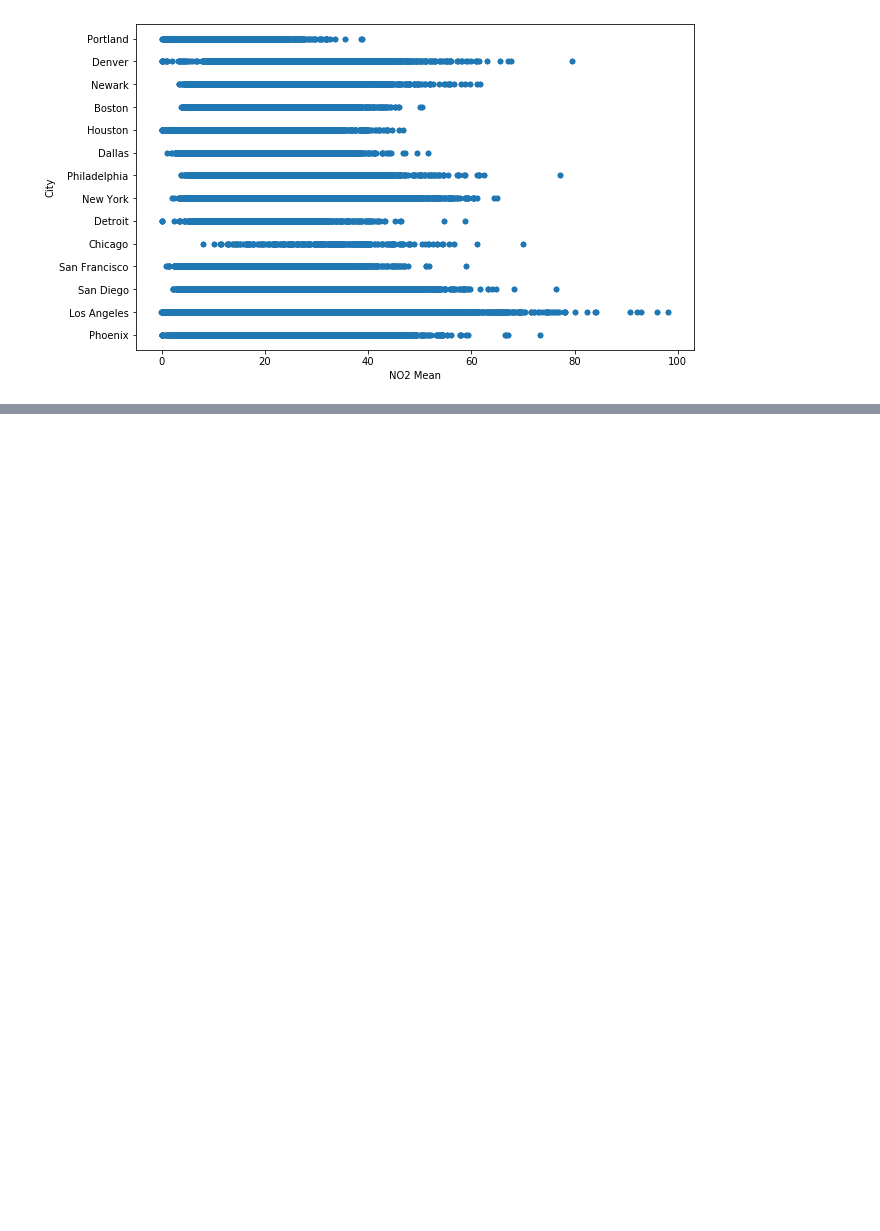
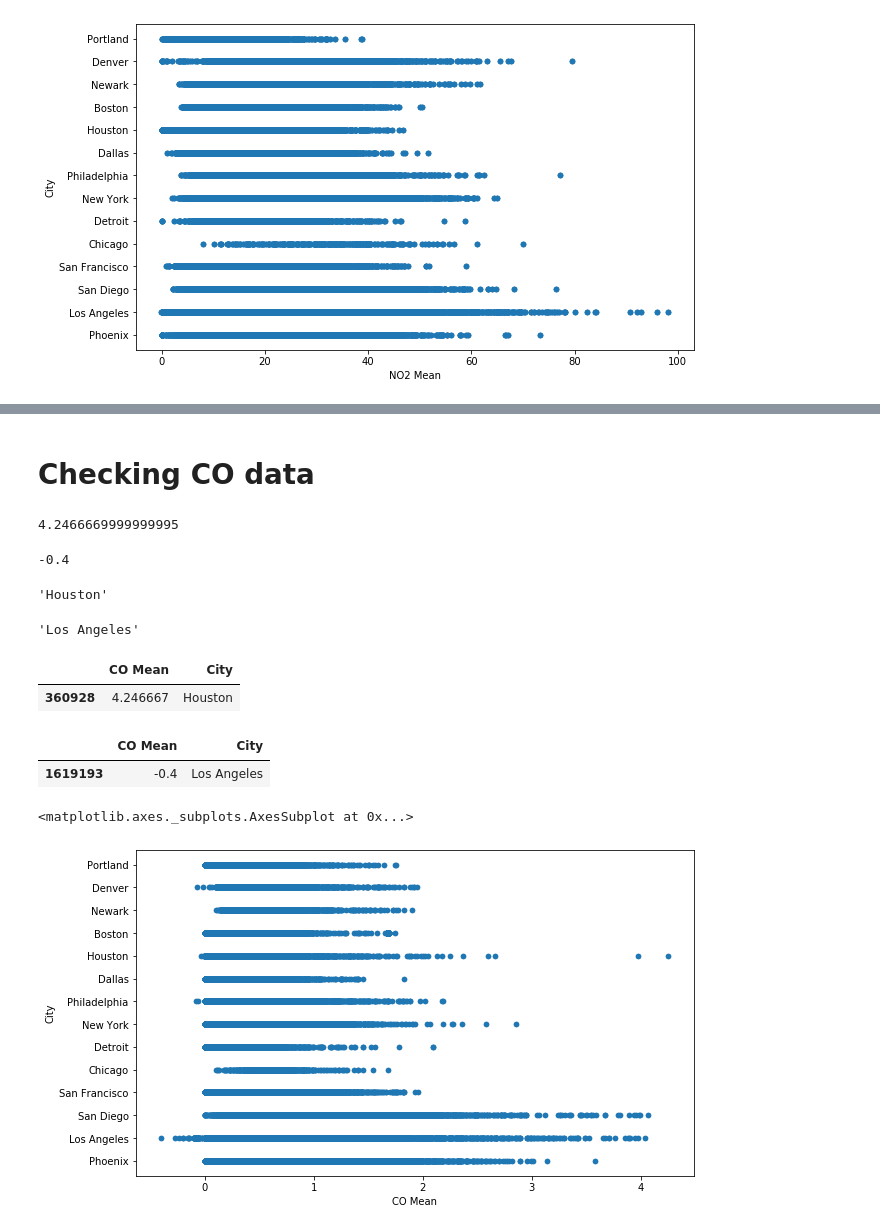
Before and after one commit to mehertech55/Climate-Change-Analysis, a Jupyter notebook: pollution_data_analysis.ipynb, the cells around one changed output, grey strips where cells are left out. Drawn from its saved outputs; the diff is of its cells as text; code cells hidden in the pictures; blank space fills up the shorter version.

```diff
--- a/pollution_data_analysis.ipynb
+++ b/pollution_data_analysis.ipynb
@@ -169,0 +253,39 @@ data.plot(kind='scatter', x='NO2 Mean', y='City', figsize=(10,6))
+# %% [markdown]
+<h1>Checking CO data</h1>
+# %%
+co_max = data['CO Mean'].max()
+co_max
+# %% [output]
+4.2466669999999995
+# %%
+co_min = data['CO Mean'].min()
+co_min
+# %% [output]
+-0.4
+# %%
+co_max = data.loc[data['CO Mean'] == data['CO Mean'].max(), 'City']
+co_max.get(co_max.index[0])
+# %% [output]
+'Houston'
+# %%
+co_min = data.loc[data['CO Mean'] == data['CO Mean'].min(), 'City']
+co_min.get(co_min.index[0])
+# %% [output]
+'Los Angeles'
+# %%
+data_in_order_co = data[['CO Mean', 'City']].sort_values(by='CO Mean', ascending=False)
+data_in_order_co.head(1)
+# %% [output]
+|  | CO Mean | City |
+| 360928 | 4.246667 | Houston |
+# %%
+data_in_order_co = data[['CO Mean', 'City']].sort_values(by='CO Mean', ascending=False)
+data_in_order_co.tail(1)
+# %% [output]
+|  | CO Mean | City |
+| 1619193 | -0.4 | Los Angeles |
+# %%
+data.plot(kind='scatter', x='CO Mean', y='City', figsize=(10,6))
+# %% [output]
+<matplotlib.axes._subplots.AxesSubplot at 0x...>
+[figure, added]
```
Also changed, not shown: parts of 18 cells of this notebook, 1 other file.
